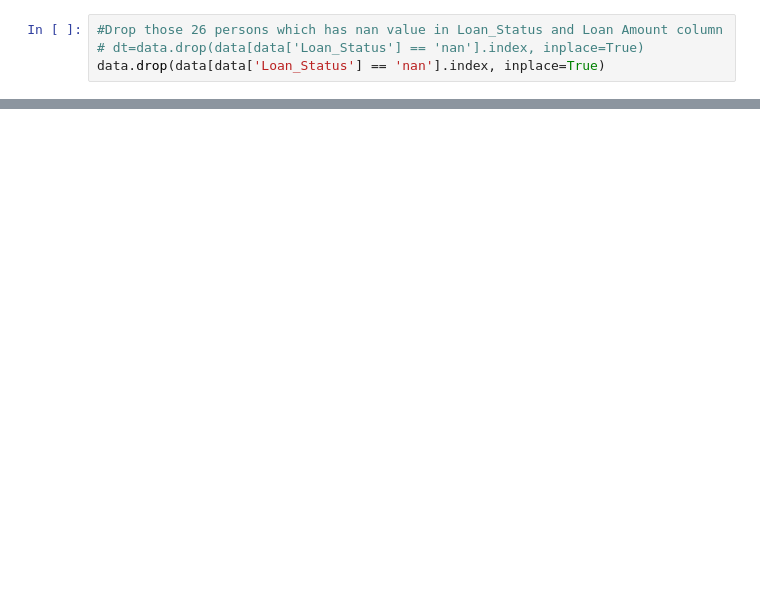
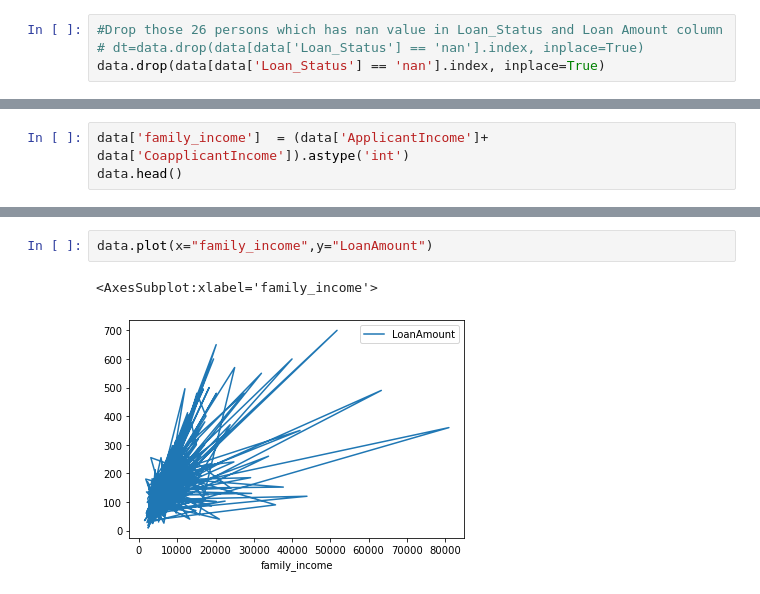
Before and after one commit to indrani2121/Analysis_of_loan_amounts_received_by_applicants, a Jupyter notebook: credit_history.ipynb, the cells around one changed output, grey strips where cells are left out. Saved outputs shown, nothing was run; the diff lists cells and outputs as text; blank space fills up the shorter version.

```diff
--- a/credit_history.ipynb
+++ b/credit_history.ipynb
@@ -211,0 +261,3 @@ data.describe()
+# %%
+data['family_income']  = (data['ApplicantIncome']+ data['CoapplicantIncome']).astype('int')
+data.head()
@@ -211,0 +294,5 @@ data.describe()
+# %%
+data.plot(x="family_income",y="LoanAmount")
+# %% [output]
+<AxesSubplot:xlabel='family_income'>
+[figure, added]
```
Also changed, not shown: parts of 36 cells of this notebook.
